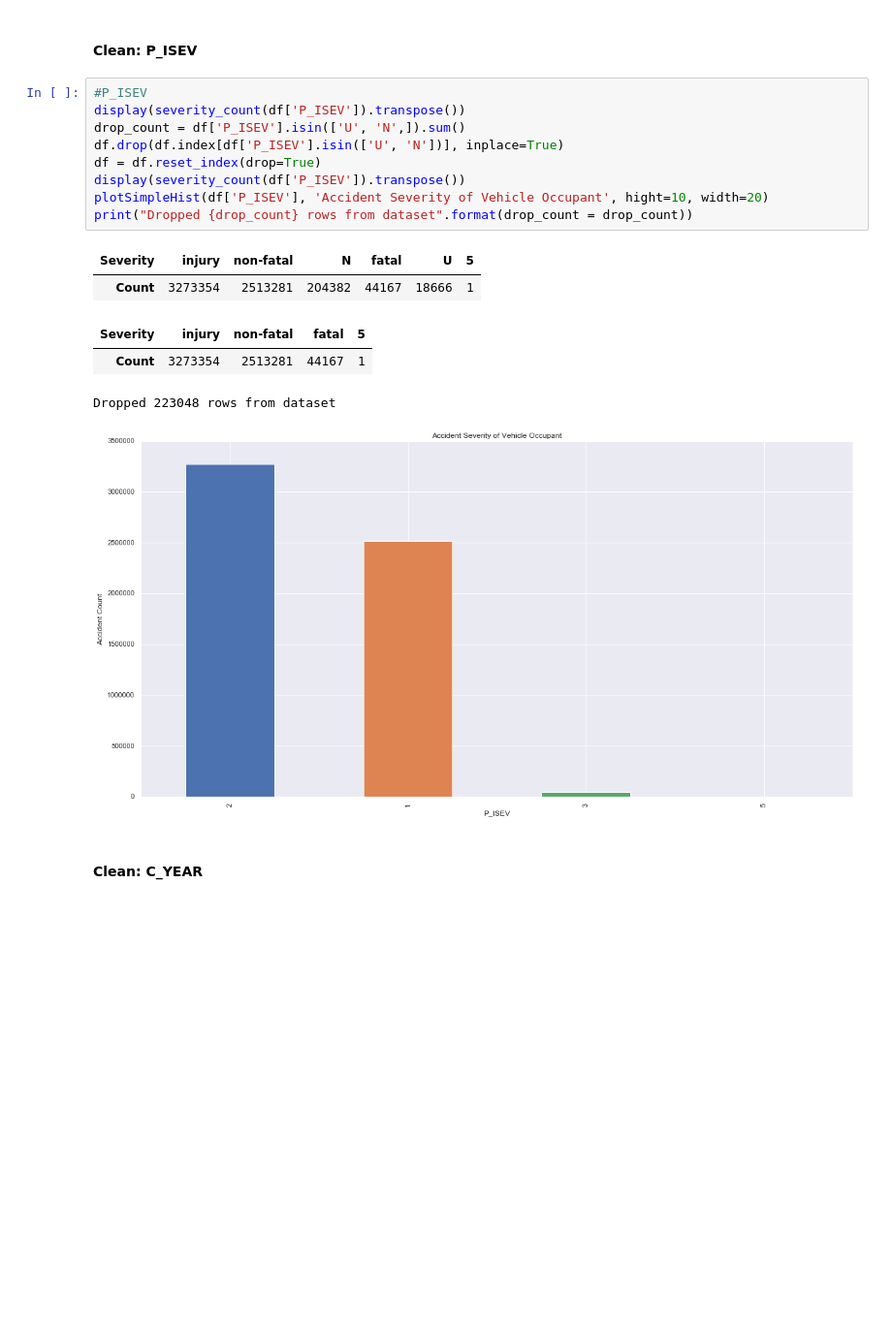
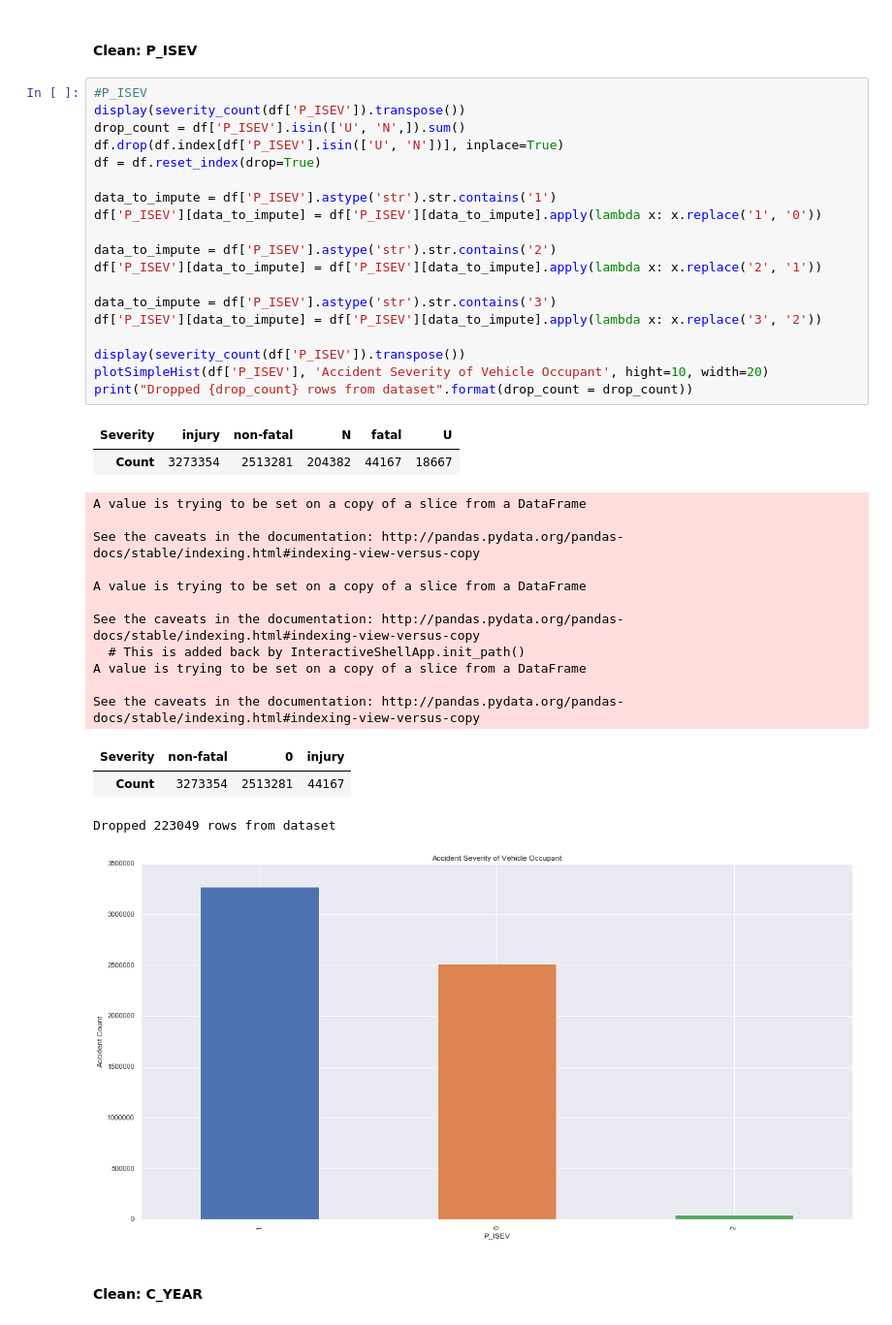
Before and after one commit to pgunabal/Capstone_CKME136_Winter_2018, a Jupyter notebook: CKME136_2018_dataprep.ipynb, the cells around one changed output. Shown at 97% size. Saved outputs shown, nothing was run; the diff lists cells and outputs as text; blank space fills up the shorter version.

```diff
--- a/CKME136_2018_dataprep.ipynb
+++ b/CKME136_2018_dataprep.ipynb
@@ -500,19 +501,40 @@ dfcopy2 = df.copy()
 # %%
 #P_ISEV
 display(severity_count(df['P_ISEV']).transpose())
 drop_count = df['P_ISEV'].isin(['U', 'N',]).sum()
 df.drop(df.index[df['P_ISEV'].isin(['U', 'N'])], inplace=True)
 df = df.reset_index(drop=True)
+
+data_to_impute = df['P_ISEV'].astype('str').str.contains('1')
+df['P_ISEV'][data_to_impute] = df['P_ISEV'][data_to_impute].apply(lambda x: x.replace('1', '0'))
+
+data_to_impute = df['P_ISEV'].astype('str').str.contains('2')
+df['P_ISEV'][data_to_impute] = df['P_ISEV'][data_to_impute].apply(lambda x: x.replace('2', '1'))
+
+data_to_impute = df['P_ISEV'].astype('str').str.contains('3')
+df['P_ISEV'][data_to_impute] = df['P_ISEV'][data_to_impute].apply(lambda x: x.replace('3', '2'))
+
 display(severity_count(df['P_ISEV']).transpose())
 plotSimpleHist(df['P_ISEV'], 'Accident Severity of Vehicle Occupant', hight=10, width=20)
 print("Dropped {drop_count} rows from dataset".format(drop_count = drop_count))
 # %% [output]
-| Severity | injury | non-fatal | N | fatal | U | 5 |
-| Count | 3273354 | 2513281 | 204382 | 44167 | 18666 | 1 |
+| Severity | injury | non-fatal | N | fatal | U |
+| Count | 3273354 | 2513281 | 204382 | 44167 | 18667 |
+A value is trying to be set on a copy of a slice from a DataFrame
+
+See the caveats in the documentation: http://pandas.pydata.org/pandas-docs/stable/indexing.html#indexing-view-versus-copy
+
+A value is trying to be set on a copy of a slice from a DataFrame
+
+See the caveats in the documentation: http://pandas.pydata.org/pandas-docs/stable/indexing.html#indexing-view-versus-copy
+  # This is added back by InteractiveShellApp.init_path()
+A value is trying to be set on a copy of a slice from a DataFrame
+
+See the caveats in the documentation: http://pandas.pydata.org/pandas-docs/stable/indexing.html#indexing-view-versus-copy
-| Severity | injury | non-fatal | fatal | 5 |
-| Count | 3273354 | 2513281 | 44167 | 1 |
+| Severity | non-fatal | 0 | injury |
+| Count | 3273354 | 2513281 | 44167 |
-Dropped 223048 rows from dataset
+Dropped 223049 rows from dataset
-[figure, old version]
+[figure, new version]
 # %% [markdown]
 #### Clean: C_YEAR
 # %%
```
Also changed, not shown: parts of 163 cells of this notebook.
